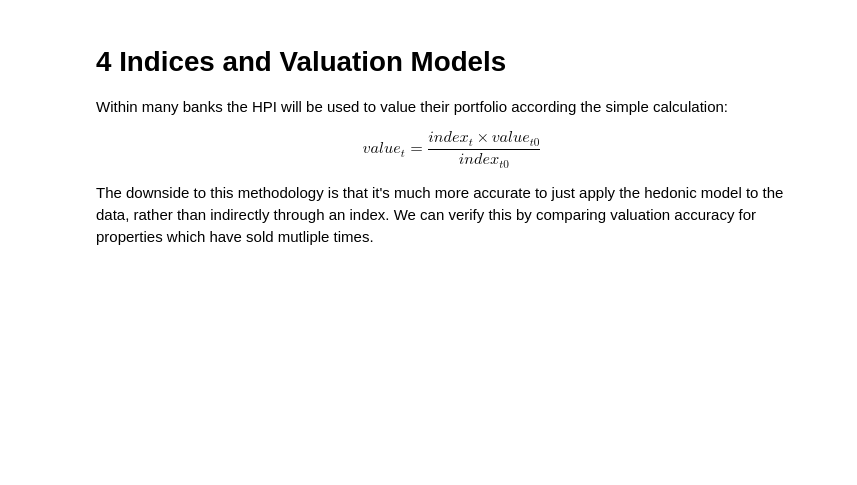
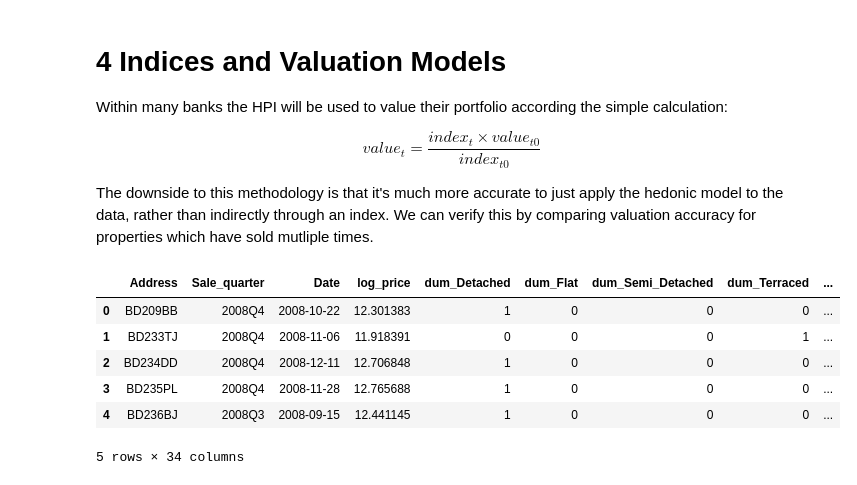
Before and after one commit to Cemlyn/UK-Housing-Market, a Jupyter notebook: House_Price_Index.ipynb, the cells around one changed output. Cells and saved outputs as stored; diff of their text form; code cells hidden in the pictures; blank space fills up the shorter version.

```diff
--- a/House_Price_Index.ipynb
+++ b/House_Price_Index.ipynb
@@ -499,6 +566,16 @@ df4 = df4.sort_values(by=['Address','Date'],ascending=True)
 df4['prev_log_price'] = df4.log_price.shift()
 df4['prev_quarter'] = df4.Sale_quarter.shift()
 df5 = df4[df4.groupby('Address').cumcount()>1]
+# %%
+df4.head()
+# %% [output]
+|  | Address | Sale_quarter | Date | log_price | dum_Detached | dum_Flat | dum_Semi_Detached | dum_Terraced | ... |
+| 0 | BD209BB | 2008Q4 | 2008-10-22 | 12.301383 | 1 | 0 | 0 | 0 | ... |
+| 1 | BD233TJ | 2008Q4 | 2008-11-06 | 11.918391 | 0 | 0 | 0 | 1 | ... |
+| 2 | BD234DD | 2008Q4 | 2008-12-11 | 12.706848 | 1 | 0 | 0 | 0 | ... |
+| 3 | BD235PL | 2008Q4 | 2008-11-28 | 12.765688 | 1 | 0 | 0 | 0 | ... |
+| 4 | BD236BJ | 2008Q3 | 2008-09-15 | 12.441145 | 1 | 0 | 0 | 0 | ... |
+5 rows × 34 columns
 # %%
 df5 = df5.sort_values(by=['Sale_quarter'])
 # %%
```
Also changed, not shown: parts of 6 cells of this notebook.
